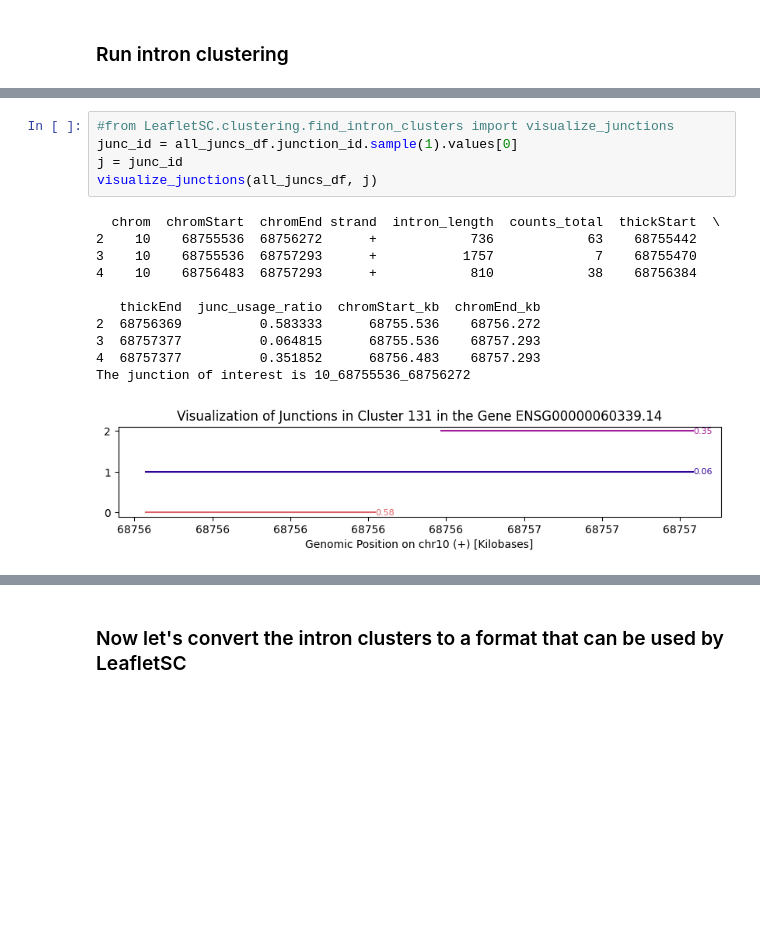
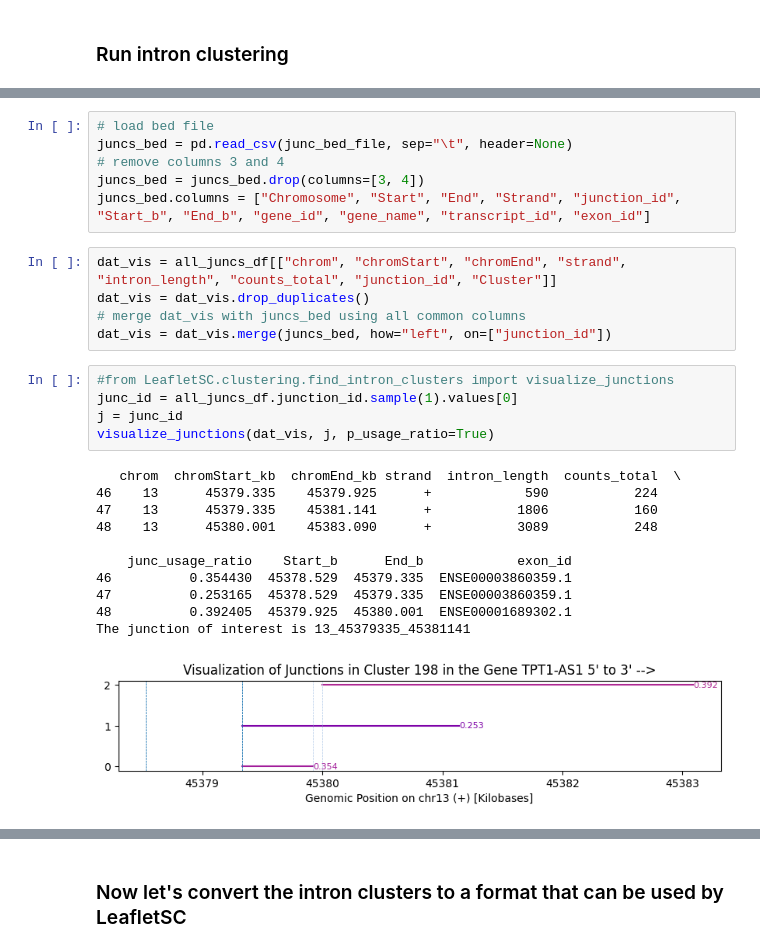
Before and after one commit to daklab/LeafletSC, a Jupyter notebook: Tutorials/01_run_intron_clustering.ipynb, the cells around one changed output, grey strips where cells are left out. Cells and saved outputs as stored; diff of their text form; blank space fills up the shorter version.

Commit message:
improve visualization

```diff
--- a/Tutorials/01_run_intron_clustering.ipynb
+++ b/Tutorials/01_run_intron_clustering.ipynb
@@ -148,19 +81,30 @@ def visualize_junctions(dat, junc_id):
+# %%
+# load bed file
+juncs_bed = pd.read_csv(junc_bed_file, sep="\t", header=None)
+# remove columns 3 and 4
+juncs_bed = juncs_bed.drop(columns=[3, 4])
+juncs_bed.columns = ["Chromosome", "Start", "End", "Strand", "junction_id", "Start_b", "End_b", "gene_id", "gene_name", "transcript_id", "exon_id"]
+# %%
+dat_vis = all_juncs_df[["chrom", "chromStart", "chromEnd", "strand", "intron_length", "counts_total", "junction_id", "Cluster"]]
+dat_vis = dat_vis.drop_duplicates()
+# merge dat_vis with juncs_bed using all common columns
+dat_vis = dat_vis.merge(juncs_bed, how="left", on=["junction_id"])
 # %%
 #from LeafletSC.clustering.find_intron_clusters import visualize_junctions
 junc_id = all_juncs_df.junction_id.sample(1).values[0]
 j = junc_id
-visualize_junctions(all_juncs_df, j)
+visualize_junctions(dat_vis, j, p_usage_ratio=True)
 # %% [output]
-  chrom  chromStart  chromEnd strand  intron_length  counts_total  thickStart  \
-2    10    68755536  68756272      +            736            63    68755442
-3    10    68755536  68757293      +           1757             7    68755470
-4    10    68756483  68757293      +            810            38    68756384
+   chrom  chromStart_kb  chromEnd_kb strand  intron_length  counts_total  \
+46    13      45379.335    45379.925      +            590           224
+47    13      45379.335    45381.141      +           1806           160
+48    13      45380.001    45383.090      +           3089           248
 
-   thickEnd  junc_usage_ratio  chromStart_kb  chromEnd_kb
-2  68756369          0.583333      68755.536    68756.272
-3  68757377          0.064815      68755.536    68757.293
-4  68757377          0.351852      68756.483    68757.293
-The junction of interest is 10_68755536_68756272
+    junc_usage_ratio    Start_b      End_b            exon_id
+46          0.354430  45378.529  45379.335  ENSE00003860359.1
+47          0.253165  45378.529  45379.335  ENSE00003860359.1
+48          0.392405  45379.925  45380.001  ENSE00001689302.1
+The junction of interest is 13_45379335_45381141
-[figure, old version]
+[figure, new version]
 # %%
 all_juncs_df
```
Also changed, not shown: parts of 4 cells of this notebook, 9 other files.
